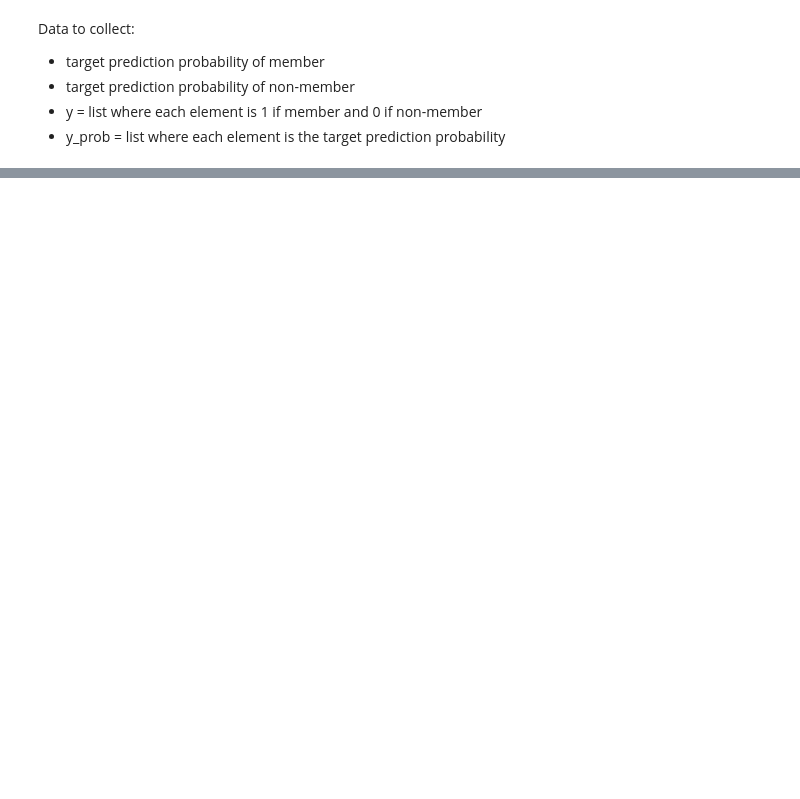
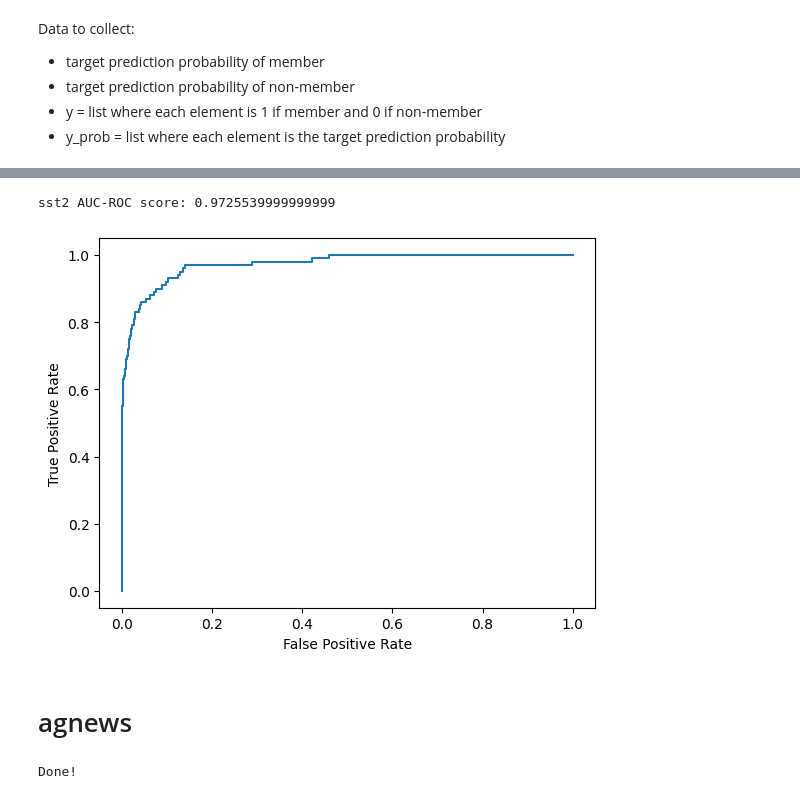
Before and after one commit to ShayanShamsi/MIA-Against-Prompted-LLMs, a Jupyter notebook: MIA-attack.ipynb, the cells around one changed output, grey strips where cells are left out. Saved outputs shown, nothing was run; the diff lists cells and outputs as text; code cells hidden in the pictures; blank space fills up the shorter version.

Commit message:
performed MIA for sst2, agnews, trec

```diff
--- a/MIA-attack.ipynb
+++ b/MIA-attack.ipynb
@@ -288,0 +338,21 @@ dbpedia AUC-ROC score: 0.9138440000000001
+# %%
+import matplotlib.pyplot as plt
+from sklearn.metrics import roc_auc_score, roc_curve
+
+def plot_roc_curve(true_y, y_prob):
+    """
+    plots the roc curve based of the probabilities
+    """
+
+    fpr, tpr, thresholds = roc_curve(true_y, y_prob)
+    plt.plot(fpr, tpr)
+    plt.xlabel('False Positive Rate')
+    plt.ylabel('True Positive Rate')
+# %%
+plot_roc_curve(y, y_prob)
+print(f'sst2 AUC-ROC score: {roc_auc_score(y, y_prob)}')
+# %% [output]
+sst2 AUC-ROC score: 0.9725539999999999
+[figure, added]
+# %% [markdown]
+# agnews
@@ -288,0 +378,52 @@ dbpedia AUC-ROC score: 0.9138440000000001
+# %%
+import random
+import os
+import openai
+
+openai.api_key = os.getenv("OPENAI_API_KEY")
+
+for i in range(0,100):
+    if (labels[51*i] == 0):
+        prompt_answer="World"
+    elif (labels[51*i] == 1):
+        prompt_answer="Sports"
+    elif (labels[51*i] == 2):
+        prompt_answer="Business"
+    elif (labels[51*i] == 3):
+        prompt_answer=random.choice(["Technology", "Science"])
+
+    for j in range(0,51):
+        prob=0
+        prompt=f"Classify the news articles into the categories of World, Sports, Business, and Technology.\n\nArticle: {sentences[51*i]} Answer: {prompt_answer} Article: {sentences[(51*i)+j]} Answer:"
+        completion=openai.Completion.create(
+            model="babbage",
+            prompt=prompt,
+            max_tokens=1,
+            temperature=0,
+            logprobs=5
+        )
+
+        if ((labels[(51*i)+j] == 0) and (" World" in completion.choices[0].logprobs.top_logprobs[0])):
+            prob=10**completion.choices[0].logprobs.top_logprobs[0][" World"]
+        elif ((labels[(51*i)+j] == 1) and (" Sports" in completion.choices[0].logprobs.top_logprobs[0])):
+            prob=10**completion.choices[0].logprobs.top_logprobs[0][" Sports"]
+        elif ((labels[(51*i)+j] == 2) and (" Business" in completion.choices[0].logprobs.top_logprobs[0])):
+            prob=10**completion.choices[0].logprobs.top_logprobs[0][" Business"]
+        elif ((labels[(51*i)+j] == 3) and (" Technology" in completion.choices[0].logprobs.top_logprobs[0])):
+            prob=10**completion.choices[0].logprobs.top_logprobs[0][" Technology"]
+        elif ((labels[(51*i)+j] == 3) and (" Science" in completion.choices[0].logprobs.top_logprobs[0])):
+            prob=10**completion.choices[0].logprobs.top_logprobs[0][" Science"]
+        else:
+            prob=0
+
+        if ((((51*i)+j) % 51) == 0): # is a member
+            member_prob.append(prob)
+        else: # not a member
+            nonmember_prob.append(prob)
+
+        y_prob.append(prob)
+
+
+print("Done!")
+# %% [output]
+Done!
```
Also changed, not shown: parts of 25 cells of this notebook, 18 other files.
